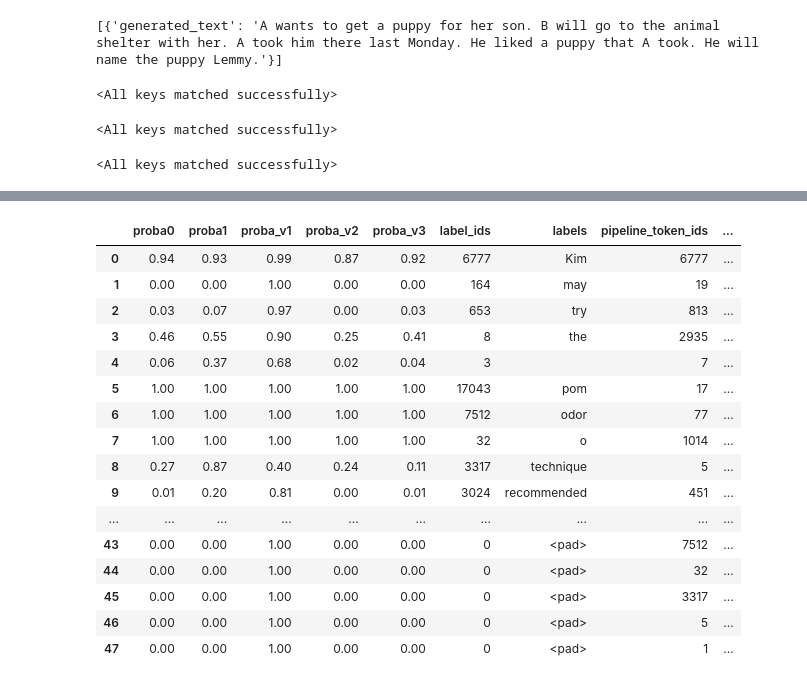
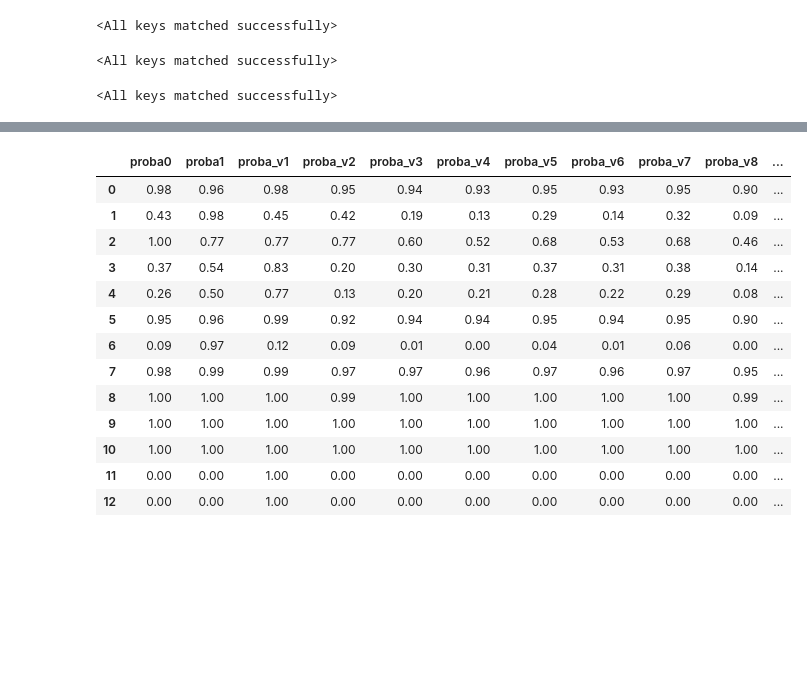
Before and after one commit to faizanahemad/prevent-memorisation, a Jupyter notebook: Investigate.ipynb, the cells around one changed output, grey strips where cells are left out. Cells and saved outputs as stored; diff of their text form; code cells hidden in the pictures; blank space fills up the shorter version.

Commit message:
Investigate

```diff
--- a/Investigate.ipynb
+++ b/Investigate.ipynb
@@ -132,10 +177,6 @@ generator._forward_params
-# %%
-generator("summarize: A: Hi Tom, are you busy tomorrow’s afternoon?\r\nB: I’m pretty sure I am. What’s up?\r\nA: Can you go with me to the animal shelter?.\r\nB: What do you want to do?\r\nA: I want to get a puppy for my son.\r\nB: That will make him so happy.\r\nA: Yeah, we’ve discussed it many times. I think he’s ready now.\r\nB: That’s good. Raising a dog is a tough issue. Like having a baby ;-) \r\nA: I'll get him one of those little dogs.\r\nB: One that won't grow up too big;-)\r\nA: And eat too much;-))\r\nB: Do you know which one he would like?\r\nA: Oh, yes, I took him there last Monday. He showed me one that he really liked.\r\nB: I bet you had to drag him away.\r\nA: He wanted to take it home right away ;-).\r\nB: I wonder what he'll name it.\r\nA: He said he’d name it after his dead hamster – Lemmy  - he's  a great Motorhead fan :-)))",max_length=100)
-# %% [output]
-[{'generated_text': 'A wants to get a puppy for her son. B will go to the animal shelter with her. A took him there last Monday. He liked a puppy that A took. He will name the puppy Lemmy.'}]
 # %%
 dsets = []
-models = dict()
+
 for FOLD in range(N_FOLD):
     ds = Dataset.load_from_disk(f"outputs/{model_name}/{dataset_name}/fold_{N_FOLD}_{FOLD}")
     ds = ds.rename_column("proba", f"proba{FOLD}")
@@ -143,10 +184,11 @@ for FOLD in range(N_FOLD):
     md.load_state_dict(torch.load(f"outputs/{model_name}/{dataset_name}/fold_{N_FOLD}_{FOLD}/model.pt", map_location = 'cpu'))
     md = md.eval()
     models[FOLD] = md
+
     dsets.append(ds)
 
 combined_ds = Dataset.load_from_disk(f"outputs/{model_name}/{dataset_name}/folds_{N_FOLD}_combined")
-models["combined"] = model
+
 md = deepcopy(model)
 md.load_state_dict(torch.load(f"outputs/{model_name}/{dataset_name}/baseline/model.pt", map_location = 'cpu'))
 models["baseline"] = md
@@ -155,21 +197,20 @@ models["baseline"] = md
 <All keys matched successfully>
 <All keys matched successfully>
 # %%
+gen_kwargs = {
+                "max_length": max_target_length,
+                "num_beams": 1,
+    }
 
 
-
-def investigate(idx, input_text, label_text, models, generator, tokenizer, max_target_length, padding, num_beams):
-    labels = tokenizer(text_target=[label_text], max_length=max_target_length, padding=padding, truncation=True)
+def investigate(idx, input_text, label_text, models, generator, tokenizer, gen_kwargs, padding, **more_gen_kwargs):
+    gen_kwargs = deepcopy(gen_kwargs)
+    gen_kwargs.update(more_gen_kwargs)
+    labels = tokenizer(text_target=[label_text], max_length=gen_kwargs["max_length"], padding=padding, truncation=True)
     label_ids = labels["input_ids"][0]
     labels = [tokenizer.decode(i) for i in label_ids]
-
-    gen_kwargs = {
-                "max_length": max_target_length,
-                "num_beams": num_beams,
-    }
-
     pipeline_generation = generator(input_text, **gen_kwargs)
-    pipeline_token_ids = tokenizer(text_target=[pipeline_generation[0]['generated_text']], max_length=max_target_length, padding=padding, truncation=True)
+    pipeline_token_ids = tokenizer(text_target=[pipeline_generation[0]['generated_text']], max_length=gen_kwargs["max_length"], padding=padding, truncation=True)
     pipeline_token_ids = pipeline_token_ids["input_ids"][0]
     pipeline_decoded = [tokenizer.decode(i) for i in pipeline_token_ids]
     model_texts = dict()
@@ -178,20 +219,21 @@ def investigate(idx, input_text, label_text, models, generator, tokenizer, max_t
     model_texts["pipeline"] = pipeline_generation[0]['generated_text']
 
 
-    batch = tokenizer(input_text, max_length=max_target_length, padding=padding, truncation=True, return_tensors="pt")
+    batch = tokenizer(input_text, max_length=gen_kwargs["max_length"], padding=padding, truncation=True, return_tensors="pt")
     model_predictions = dict()
 
     for FOLD, used_model in models.items():
-        generated_ids = used_model.generate(
-                        input_ids=batch["input_ids"],
-                        attention_mask=batch["attention_mask"],
-                        **gen_kwargs,
-                    )
+        with torch.no_grad():
+            generated_ids = used_model.generate(
+                            input_ids=batch["input_ids"],
+                            attention_mask=batch["attention_mask"],
+                            **gen_kwargs,
+                        )
         generated_ids = generated_ids.squeeze().tolist()
         if generated_ids[0] == tokenizer.pad_token_id:
             generated_ids = generated_ids[1:]
-        if len(generated_ids) < max_target_length:
-            generated_ids = generated_ids + [tokenizer.pad_token_id]*(max_target_length - len(generated_ids))
+        if len(generated_ids) < gen_kwargs["max_length"]:
+            generated_ids = generated_ids + [tokenizer.pad_token_id]*(gen_kwargs["max_length"] - len(generated_ids))
         generated_ids_decoded = [tokenizer.decode(i) for i in generated_ids]
         model_predictions[f"generated_token_ids_{FOLD}"] = generated_ids
         model_predictions[f"generated_tokens_{FOLD}"] = generated_ids_decoded
@@ -215,10 +257,10 @@ def investigate(idx, input_text, label_text, models, generator, tokenizer, max_t
     df = df.loc[(df==tokenizer.pad_token).sum(axis=1) < 6]
     return rouge_df, df
 # %%
-idx = 2
+idx = 0
 label_text = dataset["train"][idx]["summary"]
 input_text = f'summarize: {dataset["train"][idx]["dialogue"]}'
-rouge_df, df = investigate(idx, input_text, label_text, models, generator, tokenizer, max_target_length, padding, num_beams=1)
+rouge_df, df = investigate(idx, input_text, label_text, models, generator, tokenizer, gen_kwargs, padding, do_sample=True, num_beams=1, temperature=1.0)
 
 rouge_df
 df
@@ -234,18 +283,15 @@ df
-|  | proba0 | proba1 | proba_v1 | proba_v2 | proba_v3 | label_ids | labels | pipeline_token_ids | ... |
-| 0 | 0.94 | 0.93 | 0.99 | 0.87 | 0.92 | 6777 | Kim | 6777 | ... |
-| 1 | 0.00 | 0.00 | 1.00 | 0.00 | 0.00 | 164 | may | 19 | ... |
-| 2 | 0.03 | 0.07 | 0.97 | 0.00 | 0.03 | 653 | try | 813 | ... |
-| 3 | 0.46 | 0.55 | 0.90 | 0.25 | 0.41 | 8 | the | 2935 | ... |
-| 4 | 0.06 | 0.37 | 0.68 | 0.02 | 0.04 | 3 |  | 7 | ... |
-| 5 | 1.00 | 1.00 | 1.00 | 1.00 | 1.00 | 17043 | pom | 17 | ... |
-| 6 | 1.00 | 1.00 | 1.00 | 1.00 | 1.00 | 7512 | odor | 77 | ... |
-| 7 | 1.00 | 1.00 | 1.00 | 1.00 | 1.00 | 32 | o | 1014 | ... |
-| 8 | 0.27 | 0.87 | 0.40 | 0.24 | 0.11 | 3317 | technique | 5 | ... |
-| 9 | 0.01 | 0.20 | 0.81 | 0.00 | 0.01 | 3024 | recommended | 451 | ... |
-| ... | ... | ... | ... | ... | ... | ... | ... | ... | ... |
-| 43 | 0.00 | 0.00 | 1.00 | 0.00 | 0.00 | 0 | <pad> | 7512 | ... |
-| 44 | 0.00 | 0.00 | 1.00 | 0.00 | 0.00 | 0 | <pad> | 32 | ... |
-| 45 | 0.00 | 0.00 | 1.00 | 0.00 | 0.00 | 0 | <pad> | 3317 | ... |
-| 46 | 0.00 | 0.00 | 1.00 | 0.00 | 0.00 | 0 | <pad> | 5 | ... |
-| 47 | 0.00 | 0.00 | 1.00 | 0.00 | 0.00 | 0 | <pad> | 1 | ... |
+|  | proba0 | proba1 | proba_v1 | proba_v2 | proba_v3 | proba_v4 | proba_v5 | proba_v6 | proba_v7 | proba_v8 | ... |
+| 0 | 0.98 | 0.96 | 0.98 | 0.95 | 0.94 | 0.93 | 0.95 | 0.93 | 0.95 | 0.90 | ... |
+| 1 | 0.43 | 0.98 | 0.45 | 0.42 | 0.19 | 0.13 | 0.29 | 0.14 | 0.32 | 0.09 | ... |
+| 2 | 1.00 | 0.77 | 0.77 | 0.77 | 0.60 | 0.52 | 0.68 | 0.53 | 0.68 | 0.46 | ... |
+| 3 | 0.37 | 0.54 | 0.83 | 0.20 | 0.30 | 0.31 | 0.37 | 0.31 | 0.38 | 0.14 | ... |
+| 4 | 0.26 | 0.50 | 0.77 | 0.13 | 0.20 | 0.21 | 0.28 | 0.22 | 0.29 | 0.08 | ... |
+| 5 | 0.95 | 0.96 | 0.99 | 0.92 | 0.94 | 0.94 | 0.95 | 0.94 | 0.95 | 0.90 | ... |
+| 6 | 0.09 | 0.97 | 0.12 | 0.09 | 0.01 | 0.00 | 0.04 | 0.01 | 0.06 | 0.00 | ... |
+| 7 | 0.98 | 0.99 | 0.99 | 0.97 | 0.97 | 0.96 | 0.97 | 0.96 | 0.97 | 0.95 | ... |
+| 8 | 1.00 | 1.00 | 1.00 | 0.99 | 1.00 | 1.00 | 1.00 | 1.00 | 1.00 | 0.99 | ... |
+| 9 | 1.00 | 1.00 | 1.00 | 1.00 | 1.00 | 1.00 | 1.00 | 1.00 | 1.00 | 1.00 | ... |
+| 10 | 1.00 | 1.00 | 1.00 | 1.00 | 1.00 | 1.00 | 1.00 | 1.00 | 1.00 | 1.00 | ... |
+| 11 | 0.00 | 0.00 | 1.00 | 0.00 | 0.00 | 0.00 | 0.00 | 0.00 | 0.00 | 0.00 | ... |
+| 12 | 0.00 | 0.00 | 1.00 | 0.00 | 0.00 | 0.00 | 0.00 | 0.00 | 0.00 | 0.00 | ... |
 # %%
```
Also changed, not shown: parts of 40 cells of this notebook.
